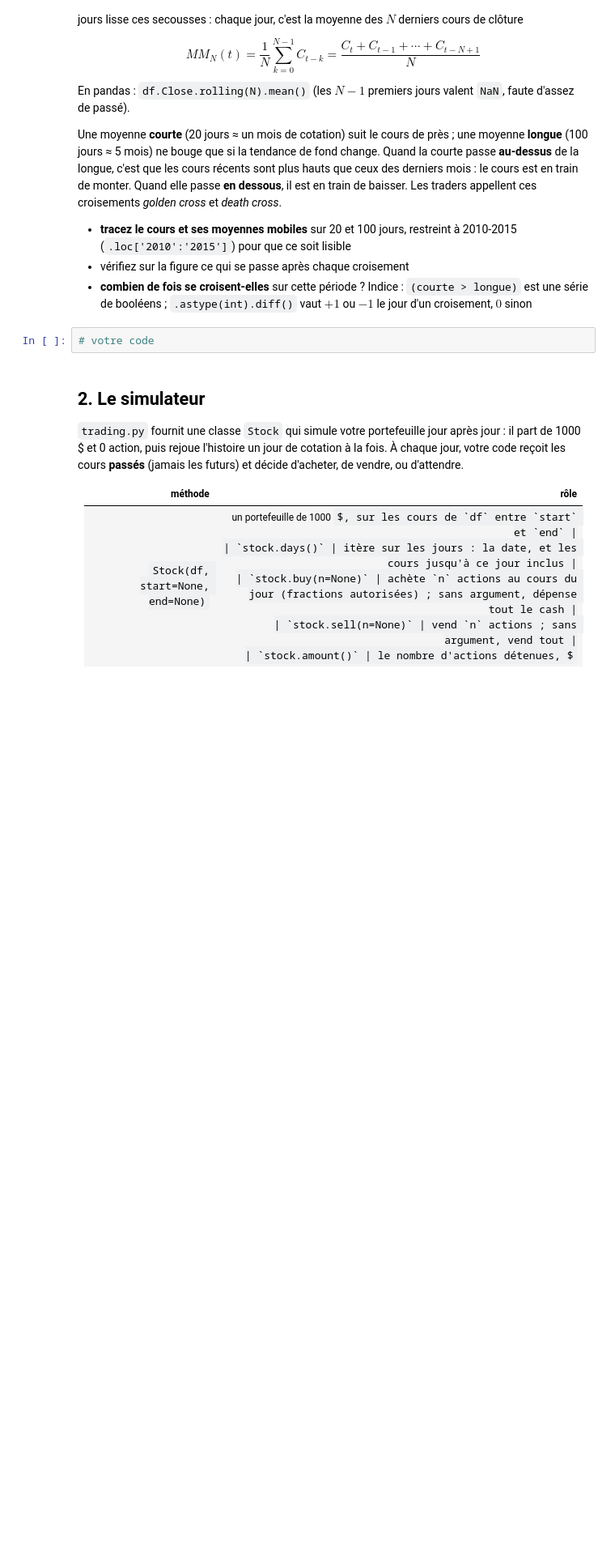
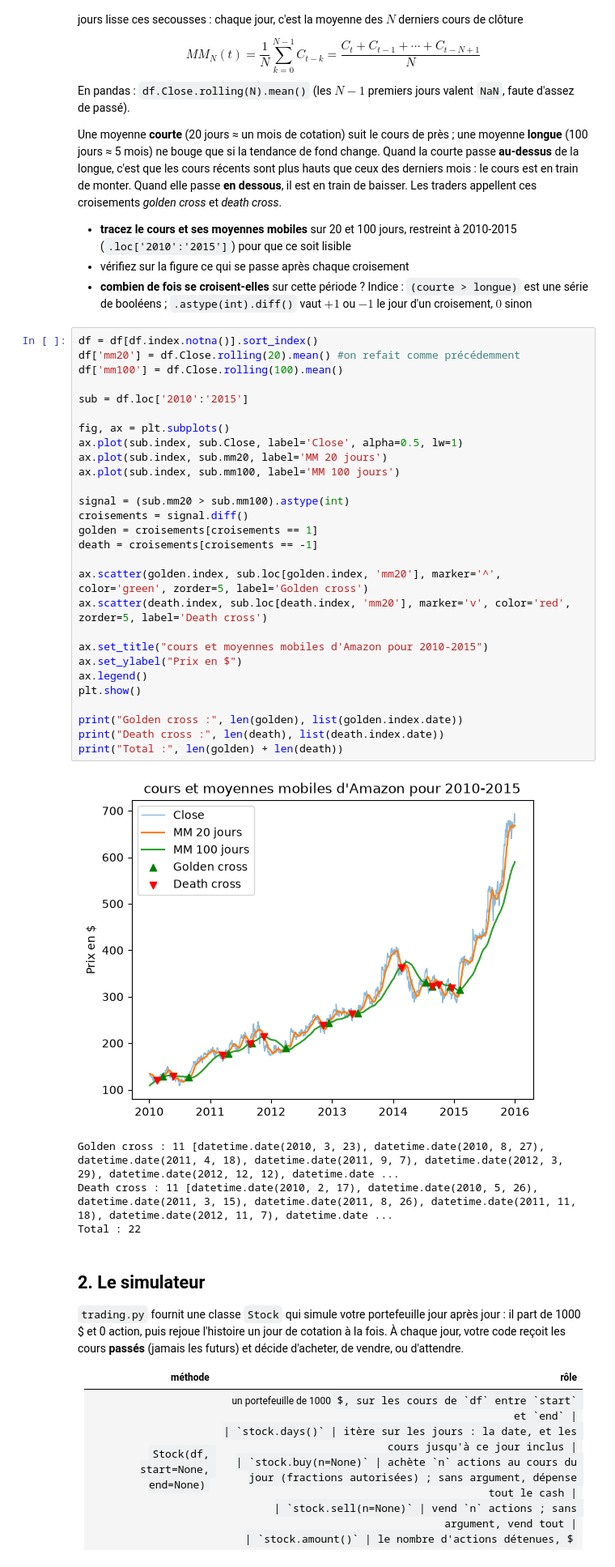
Before and after one commit to LolaFaus/projet-trading-pandas, a Jupyter notebook: groupe-8.ipynb, the cells around one changed output. Shown at 81% size. Saved outputs shown, nothing was run; the diff lists cells and outputs as text; some formulas as TeX source; blank space fills up the shorter version.

```diff
--- a/groupe-8.ipynb
+++ b/groupe-8.ipynb
@@ -202,7 +225,38 @@ Quand elle passe **en dessous**, il est en train de baisser. Les traders appelle
 - **combien de fois se croisent-elles** sur cette période ? Indice : `(courte > longue)` est une série de booléens ;
   `.astype(int).diff()` vaut $+1$ ou $-1$ le jour d'un croisement, $0$ sinon
 # %%
-# votre code
+df = df[df.index.notna()].sort_index()
+df['mm20'] = df.Close.rolling(20).mean() #on refait comme précédemment
+df['mm100'] = df.Close.rolling(100).mean()
+
+sub = df.loc['2010':'2015']
+
+fig, ax = plt.subplots()
+ax.plot(sub.index, sub.Close, label='Close', alpha=0.5, lw=1)
+ax.plot(sub.index, sub.mm20, label='MM 20 jours')
+ax.plot(sub.index, sub.mm100, label='MM 100 jours')
+
+signal = (sub.mm20 > sub.mm100).astype(int)
+croisements = signal.diff()
+golden = croisements[croisements == 1]
+death = croisements[croisements == -1]
+
+ax.scatter(golden.index, sub.loc[golden.index, 'mm20'], marker='^', color='green', zorder=5, label='Golden cross')
+ax.scatter(death.index, sub.loc[death.index, 'mm20'], marker='v', color='red', zorder=5, label='Death cross')
+
+ax.set_title("cours et moyennes mobiles d'Amazon pour 2010-2015")
+ax.set_ylabel("Prix en $")
+ax.legend()
+plt.show()
+
+print("Golden cross :", len(golden), list(golden.index.date))
+print("Death cross :", len(death), list(death.index.date))
+print("Total :", len(golden) + len(death))
+# %% [output]
+[figure, added]
+Golden cross : 11 [datetime.date(2010, 3, 23), datetime.date(2010, 8, 27), datetime.date(2011, 4, 18), datetime.date(2011, 9, 7), datetime.date(2012, 3, 29), datetime.date(2012, 12, 12), datetime.date ...
+Death cross : 11 [datetime.date(2010, 2, 17), datetime.date(2010, 5, 26), datetime.date(2011, 3, 15), datetime.date(2011, 8, 26), datetime.date(2011, 11, 18), datetime.date(2012, 11, 7), datetime.date ...
+Total : 22
 # %% [markdown]
 ## 2. Le simulateur
 
```
Also changed, not shown: parts of 6 cells of this notebook.
